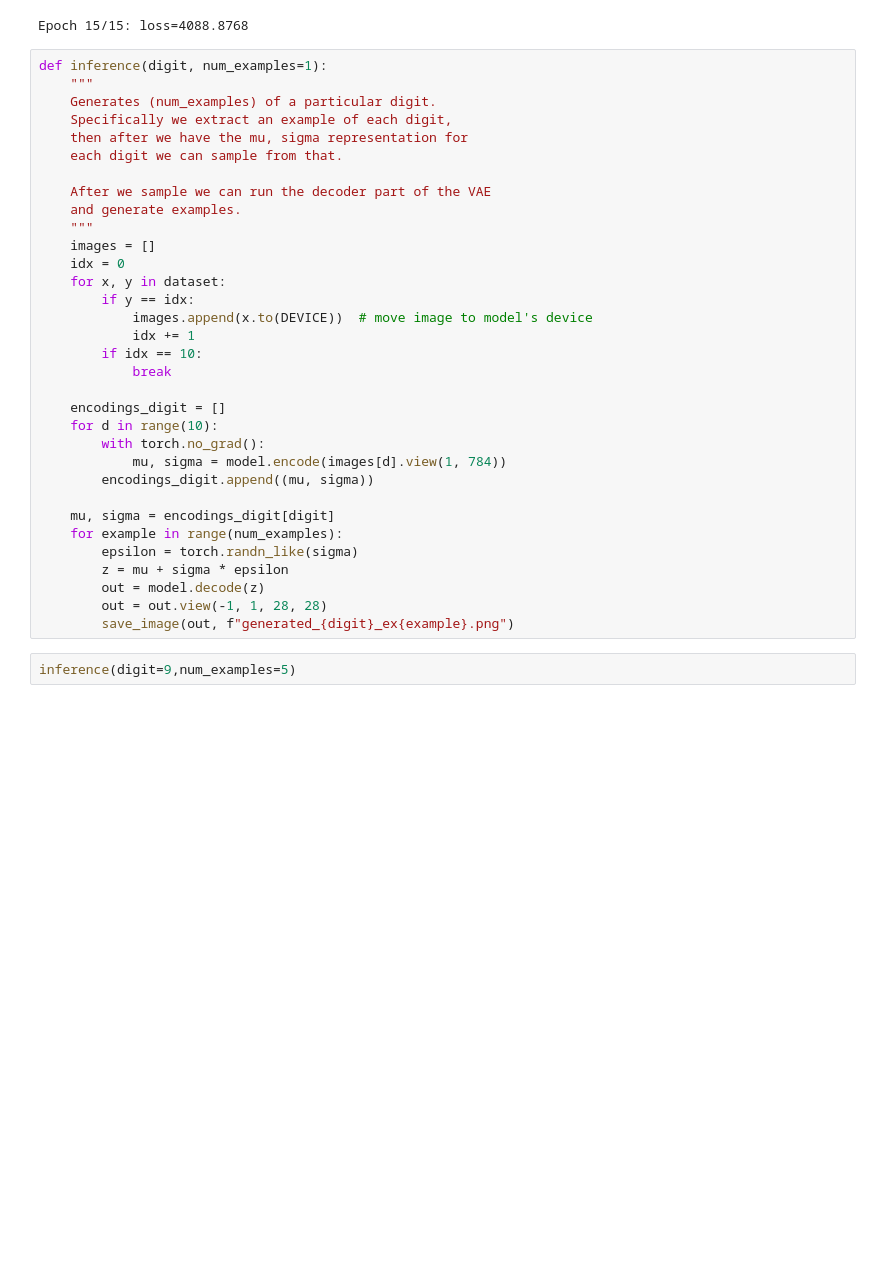
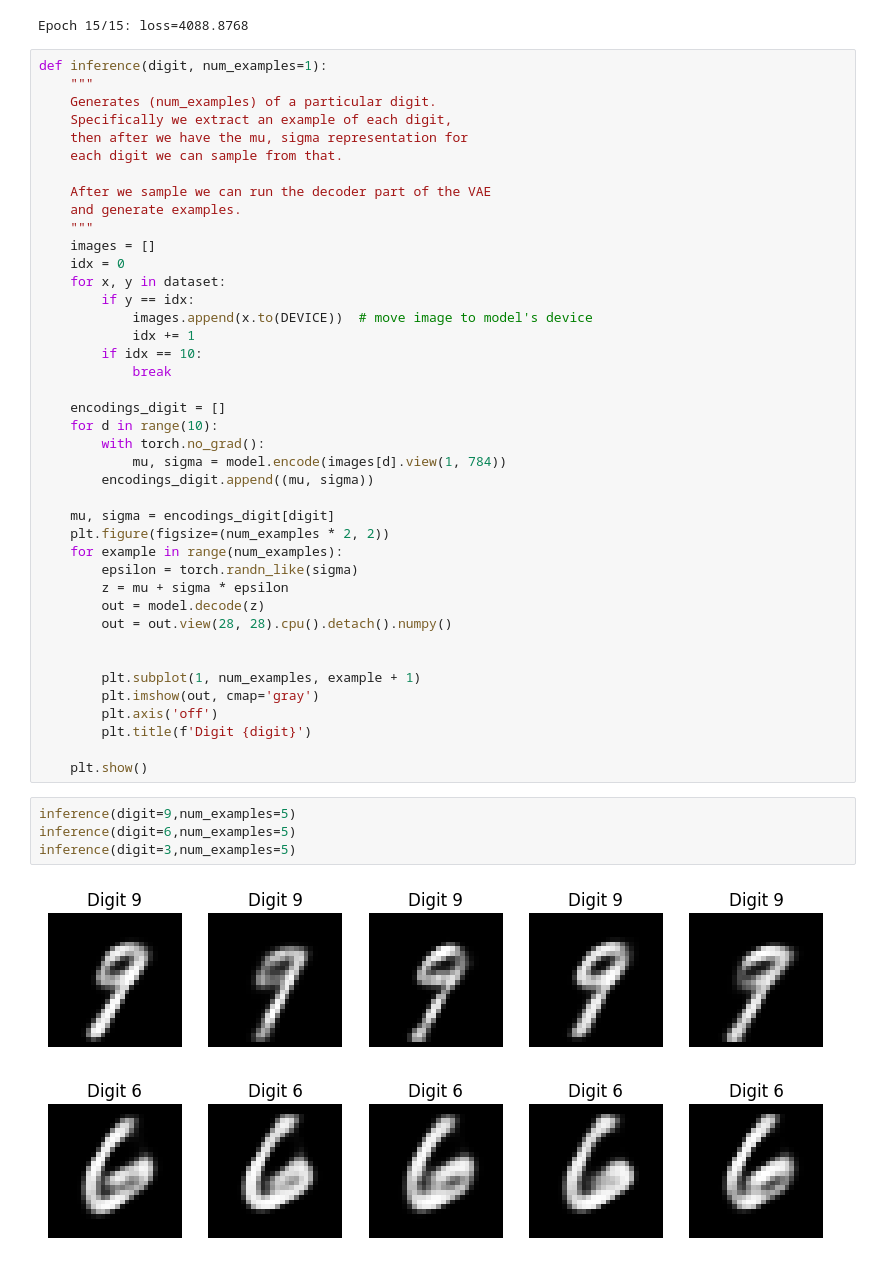
Before and after one commit to hiiambobby/NMA_Course, a Jupyter notebook: VAE_MNIST.ipynb, the cells around one changed output. Drawn from its saved outputs; the diff is of its cells as text; blank space fills up the shorter version.

```diff
--- a/VAE_MNIST.ipynb
+++ b/VAE_MNIST.ipynb
@@ -125,11 +125,24 @@ def inference(digit, num_examples=1):
         encodings_digit.append((mu, sigma))
 
     mu, sigma = encodings_digit[digit]
+    plt.figure(figsize=(num_examples * 2, 2))
     for example in range(num_examples):
         epsilon = torch.randn_like(sigma)
         z = mu + sigma * epsilon
         out = model.decode(z)
-        out = out.view(-1, 1, 28, 28)
-        save_image(out, f"generated_{digit}_ex{example}.png")
+        out = out.view(28, 28).cpu().detach().numpy()
+
+
+        plt.subplot(1, num_examples, example + 1)
+        plt.imshow(out, cmap='gray')
+        plt.axis('off')
+        plt.title(f'Digit {digit}')
+
+    plt.show()
 # %%
 inference(digit=9,num_examples=5)
+inference(digit=6,num_examples=5)
+inference(digit=3,num_examples=5)
+# %% [output]
+[figure, added]
+[figure, added]
```
Also changed, not shown: parts of 1 cell of this notebook.
